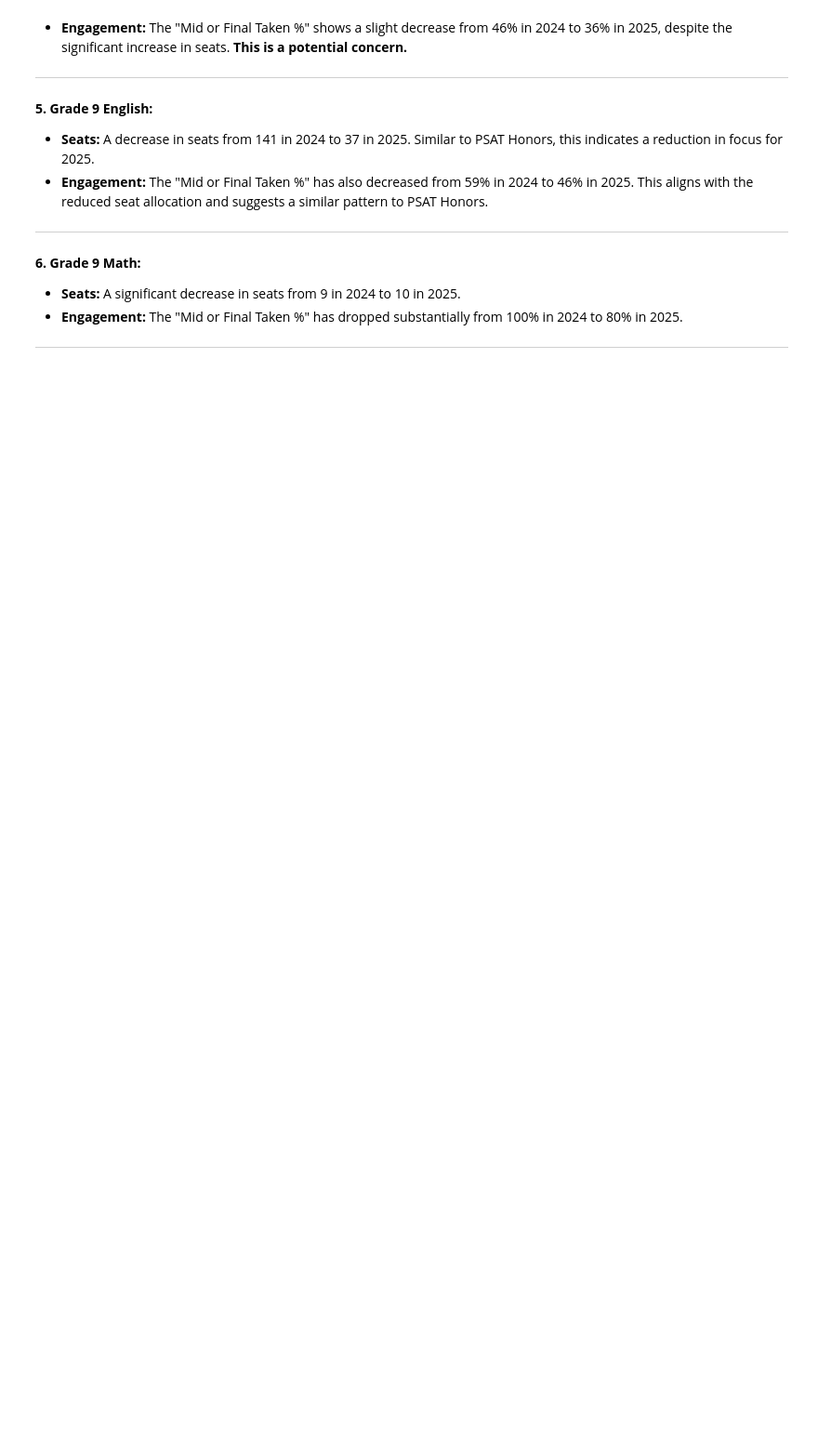
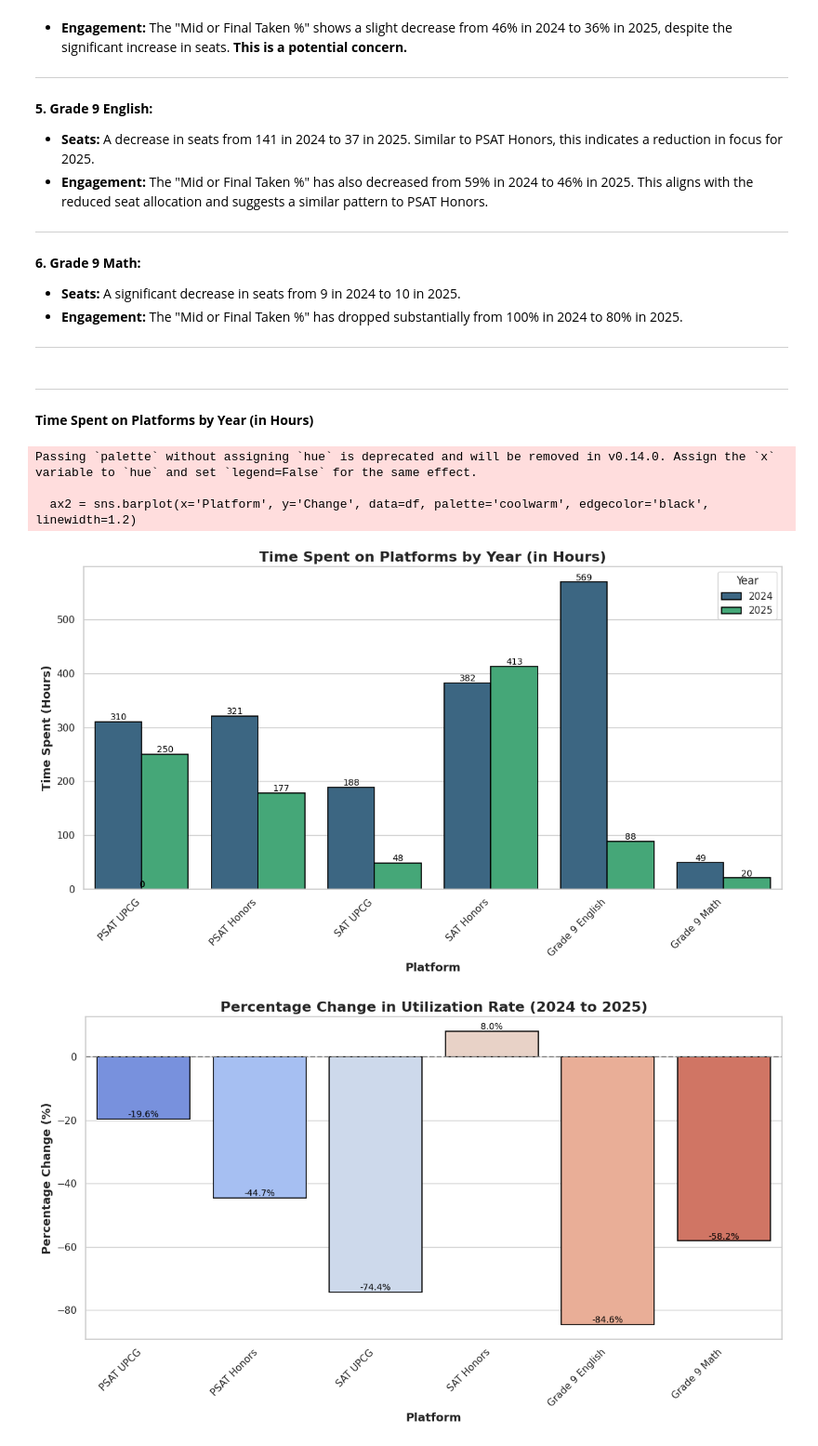
Before and after one commit to isajjaad/Python-, a Jupyter notebook: Comparison of 2024_2025 Assessments.ipynb, the cells around one changed output. Shown at 93% size. Cells and saved outputs as stored; diff of their text form; code cells hidden in the pictures; blank space fills up the shorter version.

```diff
--- a/Comparison of 2024_2025 Assessments.ipynb
+++ b/Comparison of 2024_2025 Assessments.ipynb
@@ -140,3 +140,79 @@ In 2025, UPCG subscriptions were only created for students who completed both th
 * **Engagement:** The "Mid or Final Taken %" has dropped substantially from 100% in 2024 to 80% in 2025.
 
 ---
+# %% [markdown]
+
+
+---
+# %% [markdown]
+**Time Spent on Platforms by Year (in Hours)**
+# %%
+import matplotlib.pyplot as plt
+import pandas as pd
+import numpy as np
+import seaborn as sns
+
+# Set a modern style
+sns.set(style='whitegrid')
+
+# Data provided by the user
+data = {
+    'Platform': ['PSAT UPCG', 'PSAT Honors', 'SAT UPCG', 'SAT Honors', 'Grade 9 English', 'Grade 9 Math'],
+    'Utilization Rate in 2024': [18630, 19240, 11287, 22949, 34157, 2922],
+    'Utilization Rate in 2025': [14975, 10645, 2885, 24788, 5271, 1222]
+}
+
+# Create DataFrame
+df = pd.DataFrame(data)
+
+# Convert utilization from minutes to hours
+df['Hours 2024'] = df['Utilization Rate in 2024'] / 60
+df['Hours 2025'] = df['Utilization Rate in 2025'] / 60
+
+# Melt DataFrame for grouped bar chart
+df_melted = df.melt(id_vars='Platform', value_vars=['Hours 2024', 'Hours 2025'], var_name='Year', value_name='Time Spent (Hours)')
+df_melted['Year'] = df_melted['Year'].str.replace('Hours ', '')
+
+# Grouped bar chart for time spent
+plt.figure(figsize=(12, 7))
+ax1 = sns.barplot(x='Platform', y='Time Spent (Hours)', hue='Year', data=df_melted, palette='viridis', edgecolor='black', linewidth=1.2)
+plt.title('Time Spent on Platforms by Year (in Hours)', fontsize=16, fontweight='bold')
+plt.xlabel('Platform', fontsize=13, fontweight='bold')
+plt.ylabel('Time Spent (Hours)', fontsize=13, fontweight='bold')
+plt.xticks(rotation=45, ha='right', fontsize=11)
+plt.yticks(fontsize=11)
+plt.legend(title='Year', fontsize=11, title_fontsize=12)
+plt.tight_layout()
+# Add labels
+for p in ax1.patches:
+    ax1.annotate(f'{p.get_height():.0f}', (p.get_x() + p.get_width() / 2., p.get_height()),
+                ha='center', va='center', fontsize=10, color='black', xytext=(0, 5),
+                textcoords='offset points')
+plt.savefig('time_spent_by_platform_with_labels.png')
+
+# Calculate percentage change
+df['Change'] = ((df['Utilization Rate in 2025'] - df['Utilization Rate in 2024']) / df['Utilization Rate in 2024']) * 100
+
+# Bar chart for percentage change
+plt.figure(figsize=(12, 7))
+ax2 = sns.barplot(x='Platform', y='Change', data=df, palette='coolwarm', edgecolor='black', linewidth=1.2)
+plt.title('Percentage Change in Utilization Rate (2024 to 2025)', fontsize=16, fontweight='bold')
+plt.xlabel('Platform', fontsize=13, fontweight='bold')
+plt.ylabel('Percentage Change (%)', fontsize=13, fontweight='bold')
+plt.xticks(rotation=45, ha='right', fontsize=11)
+plt.yticks(fontsize=11)
+# Add a horizontal line at 0 for reference
+plt.axhline(0, color='gray', linestyle='--', linewidth=1.5)
+# Add labels above bars
+for p in ax2.patches:
+    ax2.annotate(f'{p.get_height():.1f}%', (p.get_x() + p.get_width() / 2., p.get_height()),
+                ha='center', va='center', fontsize=10, color='black', xytext=(0, 5),
+                textcoords='offset points')
+plt.tight_layout()
+plt.savefig('utilization_change_by_platform_with_labels.png')
+# %% [output]
+Passing `palette` without assigning `hue` is deprecated and will be removed in v0.14.0. Assign the `x` variable to `hue` and set `legend=False` for the same effect.
+
+  ax2 = sns.barplot(x='Platform', y='Change', data=df, palette='coolwarm', edgecolor='black', linewidth=1.2)
+[figure, added]
+[figure, added]
```
Also changed, not shown: parts of 3 cells of this notebook.
